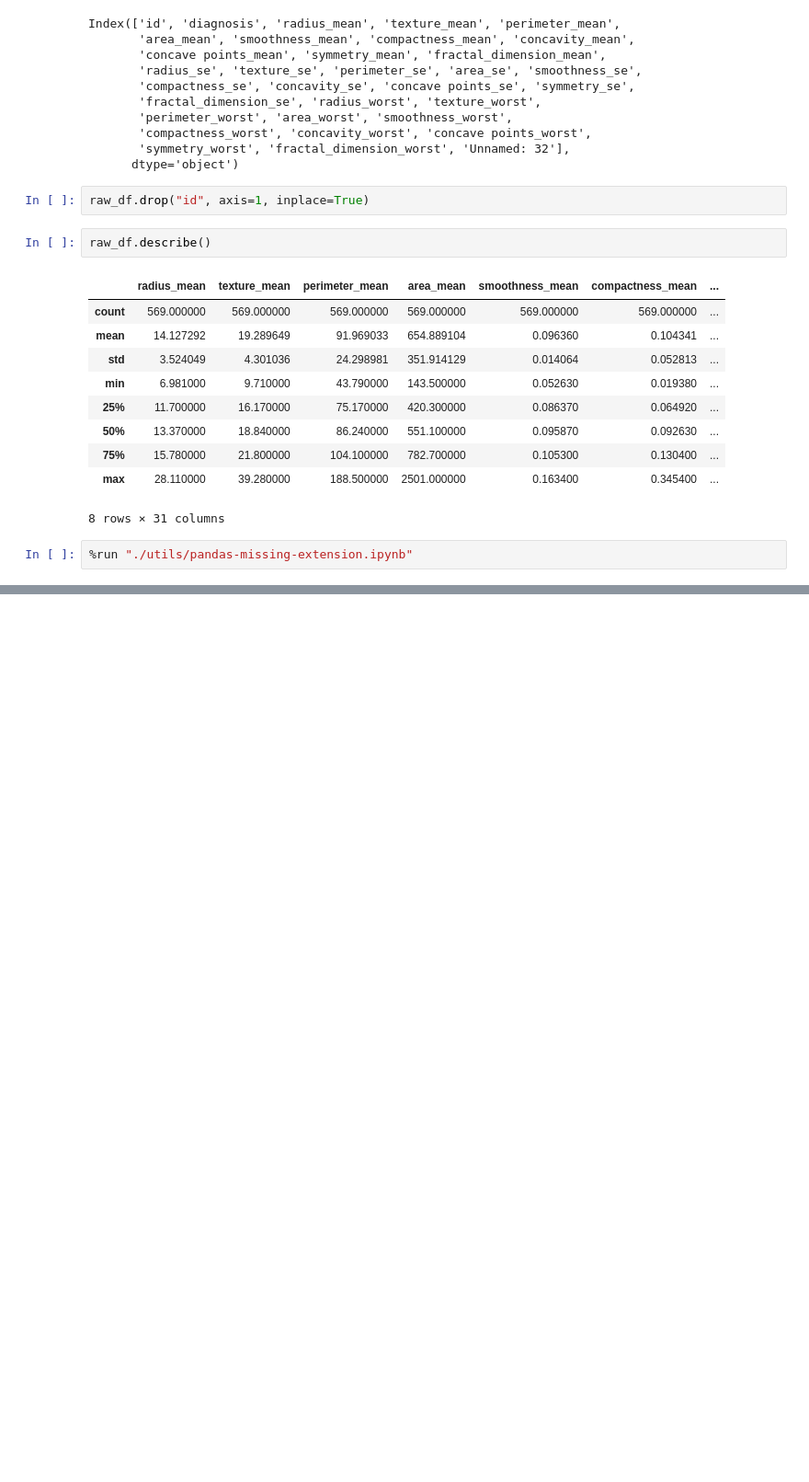
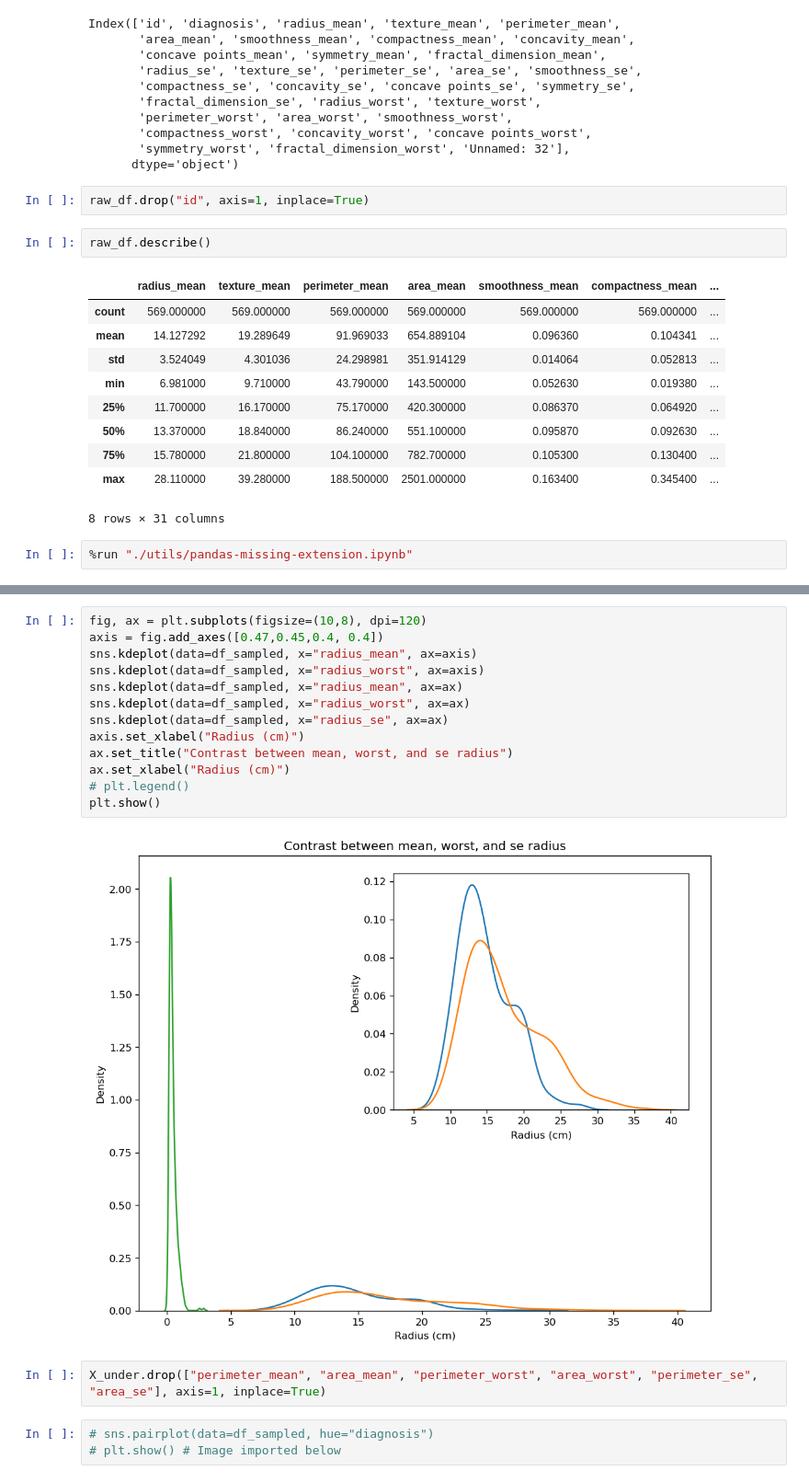
Before and after one commit to fenilenvinileno97/logistic_reg, a Jupyter notebook: 4-final_project.ipynb, the cells around one changed output, grey strips where cells are left out. Shown at 92% size. Cells and saved outputs as stored; diff of their text form; blank space fills up the shorter version.

```diff
--- a/4-final_project.ipynb
+++ b/4-final_project.ipynb
@@ -76,0 +182,20 @@ AttributeError: 'MissingMethods' object has no attribute 'sort_variables_by_miss
+# %%
+fig, ax = plt.subplots(figsize=(10,8), dpi=120)
+axis = fig.add_axes([0.47,0.45,0.4, 0.4])
+sns.kdeplot(data=df_sampled, x="radius_mean", ax=axis)
+sns.kdeplot(data=df_sampled, x="radius_worst", ax=axis)
+sns.kdeplot(data=df_sampled, x="radius_mean", ax=ax)
+sns.kdeplot(data=df_sampled, x="radius_worst", ax=ax)
+sns.kdeplot(data=df_sampled, x="radius_se", ax=ax)
+axis.set_xlabel("Radius (cm)")
+ax.set_title("Contrast between mean, worst, and se radius")
+ax.set_xlabel("Radius (cm)")
+# plt.legend()
+plt.show()
+# %% [output]
+[figure, added]
+# %%
+X_under.drop(["perimeter_mean", "area_mean", "perimeter_worst", "area_worst", "perimeter_se", "area_se"], axis=1, inplace=True)
+# %%
+# sns.pairplot(data=df_sampled, hue="diagnosis")
+# plt.show() # Image imported below
```
Also changed, not shown: parts of 25 cells of this notebook, 1 other file.
